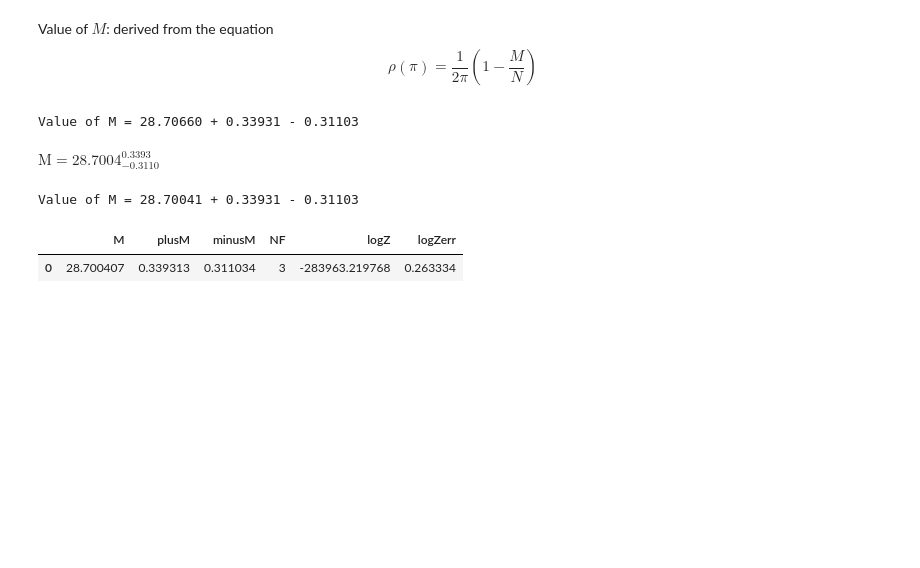
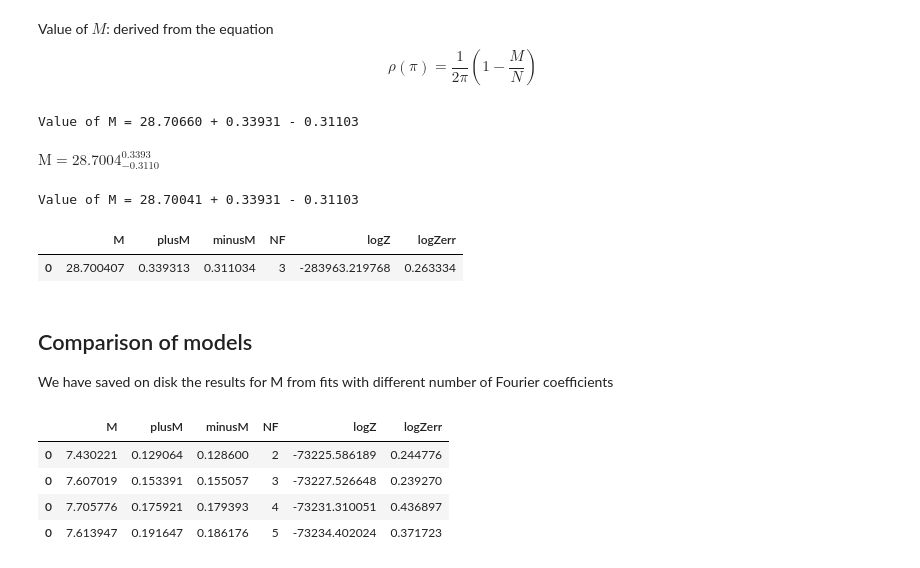
Before and after one commit to erinaldi/pd-potential, a Jupyter notebook: phase-analysis/ultranest_rho.ipynb, the cells around one changed output. Cells and saved outputs as stored; diff of their text form; code cells hidden in the pictures; blank space fills up the shorter version.

```diff
--- a/phase-analysis/ultranest_rho.ipynb
+++ b/phase-analysis/ultranest_rho.ipynb
@@ -491,3 +491,7 @@ M_df
 # %% [output]
 |  | M | plusM | minusM | NF | logZ | logZerr |
 | 0 | 28.700407 | 0.339313 | 0.311034 | 3 | -283963.219768 | 0.263334 |
+# %% [markdown]
+## Comparison of models
+
+We have saved on disk the results for M from fits with different number of Fourier coefficients
@@ -493,0 +511,8 @@ M_df
+# %%
+df
+# %% [output]
+|  | M | plusM | minusM | NF | logZ | logZerr |
+| 0 | 7.430221 | 0.129064 | 0.128600 | 2 | -73225.586189 | 0.244776 |
+| 0 | 7.607019 | 0.153391 | 0.155057 | 3 | -73227.526648 | 0.239270 |
+| 0 | 7.705776 | 0.175921 | 0.179393 | 4 | -73231.310051 | 0.436897 |
+| 0 | 7.613947 | 0.191647 | 0.186176 | 5 | -73234.402024 | 0.371723 |
```
Also changed, not shown: parts of 9 cells of this notebook.
